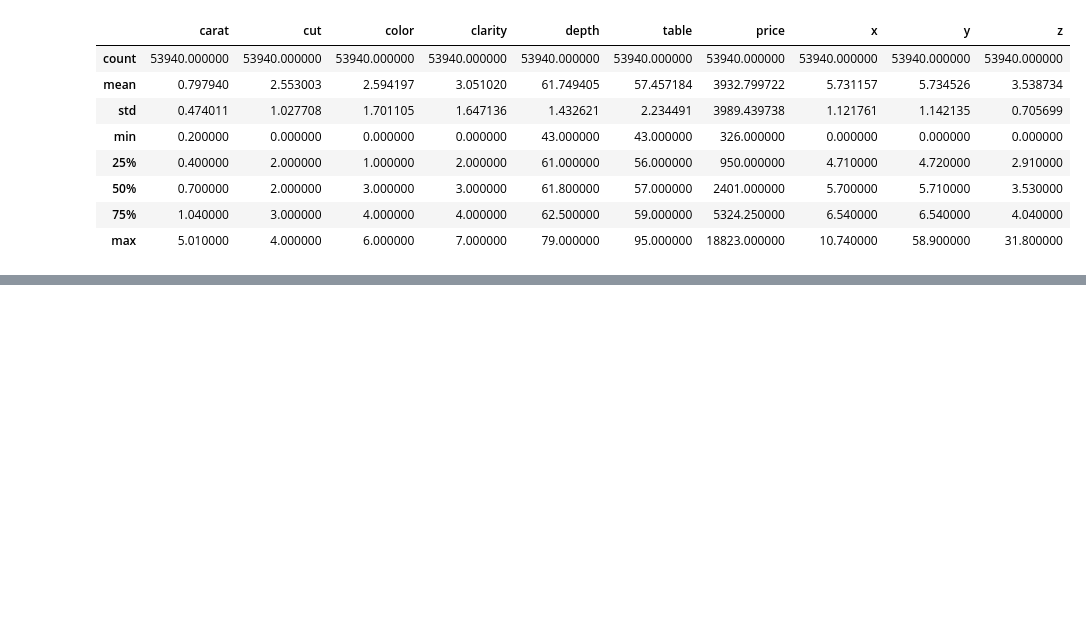
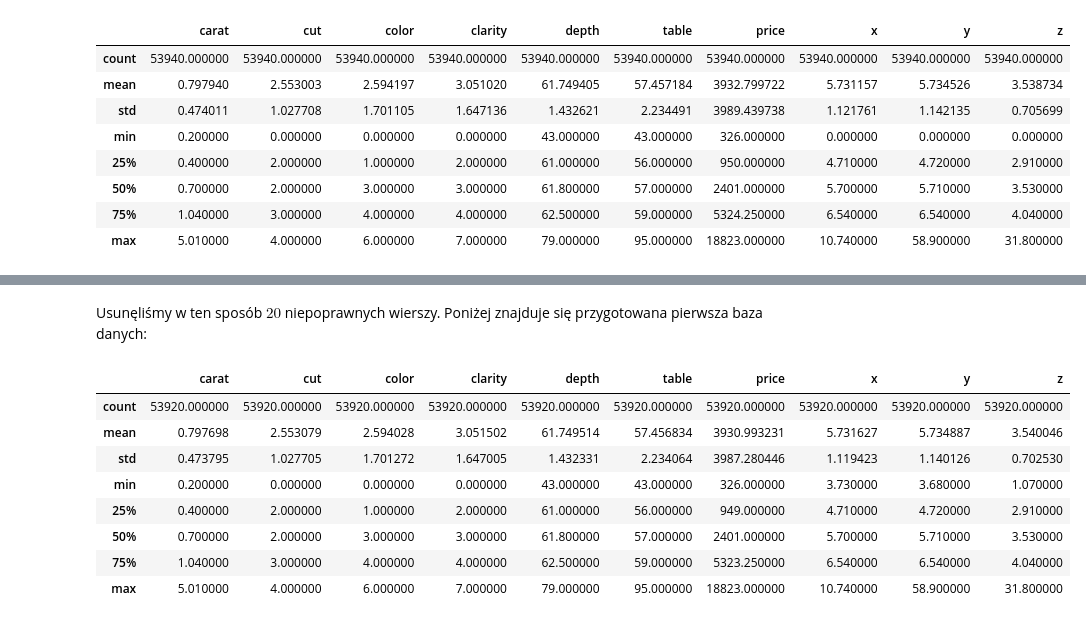
Before and after one commit to wgola/computional-intelligence-exercises, a Jupyter notebook: project2/project2.ipynb, the cells around one changed output, grey strips where cells are left out. Saved outputs shown, nothing was run; the diff lists cells and outputs as text; code cells hidden in the pictures; blank space fills up the shorter version.

```diff
--- a/project2/project2.ipynb
+++ b/project2/project2.ipynb
@@ -144,0 +120,19 @@ first_database.describe()
+# %%
+first_database = first_database[first_database["x"] != 0]
+first_database = first_database[first_database["y"] != 0]
+first_database = first_database[first_database["z"] != 0]
+# %% [markdown]
+Usunęliśmy w ten sposób $20$ niepoprawnych wierszy.
+Poniżej znajduje się przygotowana pierwsza baza danych:
+# %%
+first_database.describe()
+# %% [output]
+|  | carat | cut | color | clarity | depth | table | price | x | y | z |
+| count | 53920.000000 | 53920.000000 | 53920.000000 | 53920.000000 | 53920.000000 | 53920.000000 | 53920.000000 | 53920.000000 | 53920.000000 | 53920.000000 |
+| mean | 0.797698 | 2.553079 | 2.594028 | 3.051502 | 61.749514 | 57.456834 | 3930.993231 | 5.731627 | 5.734887 | 3.540046 |
+| std | 0.473795 | 1.027705 | 1.701272 | 1.647005 | 1.432331 | 2.234064 | 3987.280446 | 1.119423 | 1.140126 | 0.702530 |
+| min | 0.200000 | 0.000000 | 0.000000 | 0.000000 | 43.000000 | 43.000000 | 326.000000 | 3.730000 | 3.680000 | 1.070000 |
+| 25% | 0.400000 | 2.000000 | 1.000000 | 2.000000 | 61.000000 | 56.000000 | 949.000000 | 4.710000 | 4.720000 | 2.910000 |
+| 50% | 0.700000 | 2.000000 | 3.000000 | 3.000000 | 61.800000 | 57.000000 | 2401.000000 | 5.700000 | 5.710000 | 3.530000 |
+| 75% | 1.040000 | 3.000000 | 4.000000 | 4.000000 | 62.500000 | 59.000000 | 5323.250000 | 6.540000 | 6.540000 | 4.040000 |
+| max | 5.010000 | 4.000000 | 6.000000 | 7.000000 | 79.000000 | 95.000000 | 18823.000000 | 10.740000 | 58.900000 | 31.800000 |
```
Also changed, not shown: parts of 25 cells of this notebook.
